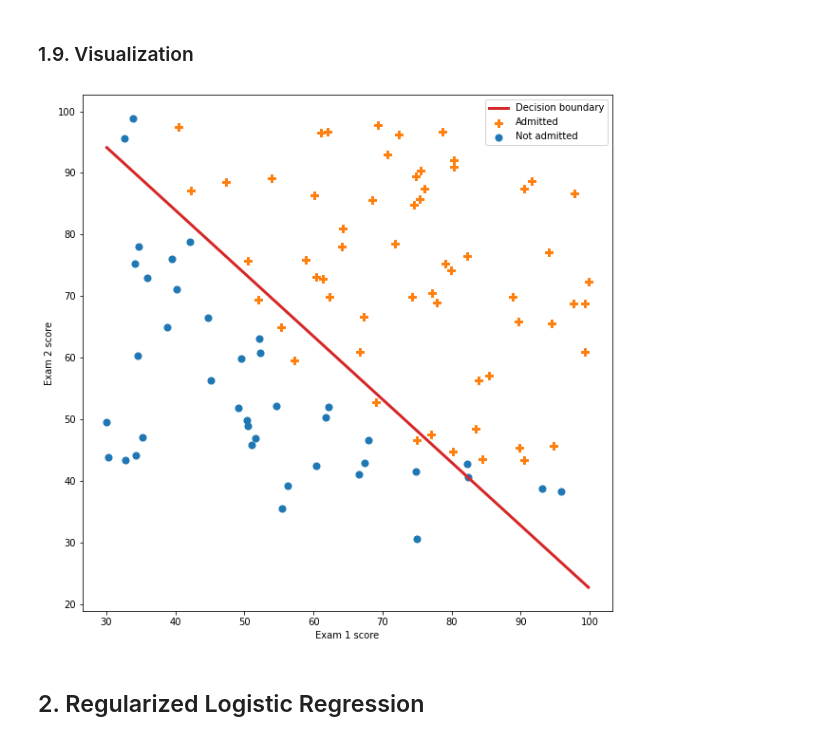
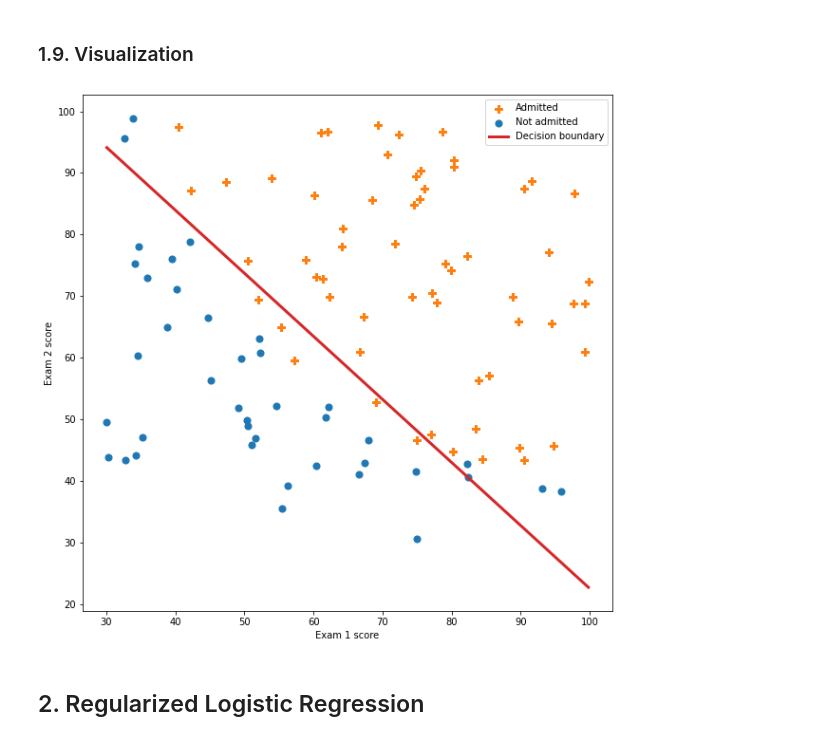
Before and after one commit to vuanhtuan1012/machine-learning, a Jupyter notebook: logistic regression.ipynb, the cells around one changed output. Cells and saved outputs as stored; diff of their text form; code cells hidden in the pictures.

```diff
--- a/logistic regression.ipynb
+++ b/logistic regression.ipynb
@@ -128,20 +128,20 @@ Train Accuracy: 89.0%
 # %%
 Xd = np.array([np.min(X[:,1]), np.max(X[:,1])])
 Yd = (Xd*w_opt[1]+w_opt[0])/(-w_opt[2])
 scale = 50
 
 fig = plt.figure(figsize=(10,10))
-plt.scatter(X[Y==1,1], X[Y==1,2], label="Admitted", s=scale, marker="P", c="#ff7f0e")
-plt.scatter(X[Y==0,1], X[Y==0,2], label="Not admitted", s=scale, marker="o", c="#1f77b4")
-plt.plot(Xd, Yd, label="Decision boundary", linewidth=3, color="#d62728")
+sc1 = plt.scatter(X[Y==1,1], X[Y==1,2], label="Admitted", s=scale, marker="P", c="#ff7f0e")
+sc2 = plt.scatter(X[Y==0,1], X[Y==0,2], label="Not admitted", s=scale, marker="o", c="#1f77b4")
+ln = plt.plot(Xd, Yd, label="Decision boundary", linewidth=3, color="#d62728")
 plt.xlabel("Exam 1 score")
 plt.ylabel("Exam 2 score")
-plt.legend()
+plt.legend([sc1, sc2, ln[0]], [sc1.get_label(), sc2.get_label(), ln[0].get_label()])
 plt.show()
 
 fig.savefig('images/logistic_regression_admission_result.svg', bbox_inches='tight')
 # %% [output]
-[figure, old version]
+[figure, new version]
 # %% [markdown]
 ## 2. Regularized Logistic Regression
 # %% [markdown]
```
Also changed, not shown: 1 other file.
